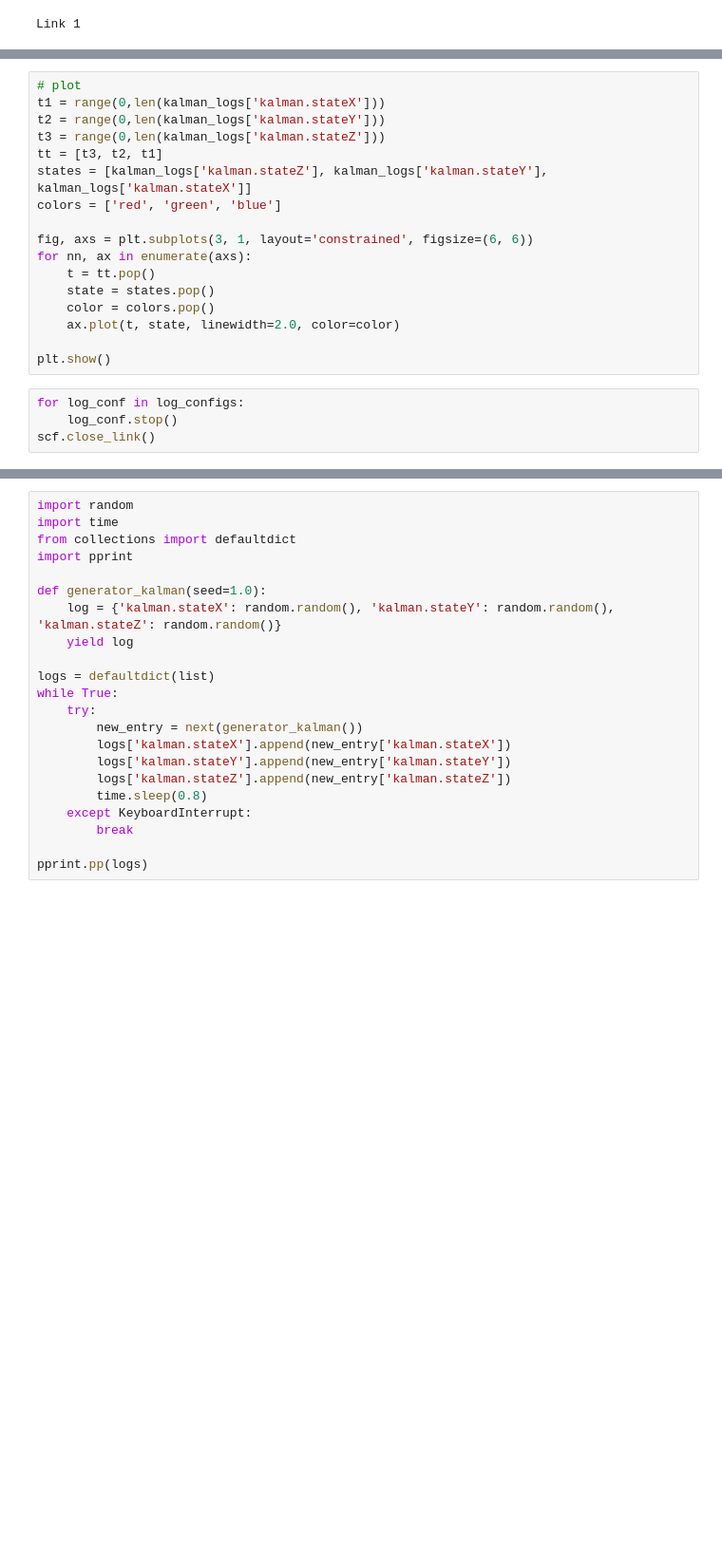
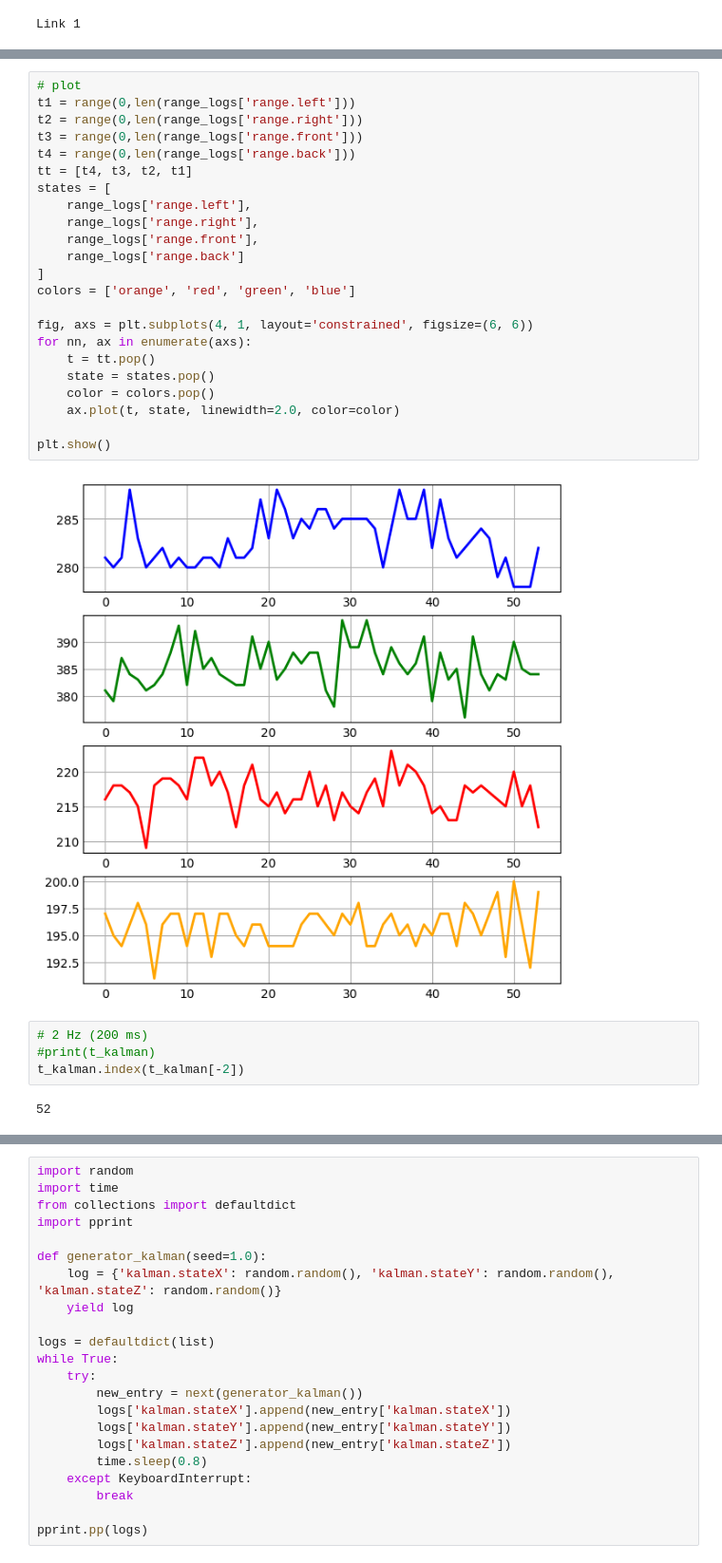
Before and after one commit to J0hn3ch/cfswarm_unime, a Jupyter notebook: notebooks/drone-test1_Logging.ipynb, the cells around one changed output, grey strips where cells are left out. Shown at 95% size. Drawn from its saved outputs; the diff is of its cells as text; blank space fills up the shorter version.

```diff
--- a/notebooks/drone-test1_Logging.ipynb
+++ b/notebooks/drone-test1_Logging.ipynb
@@ -276,21 +485,31 @@ plt.show()
 # %%
 # plot
-t1 = range(0,len(kalman_logs['kalman.stateX']))
-t2 = range(0,len(kalman_logs['kalman.stateY']))
-t3 = range(0,len(kalman_logs['kalman.stateZ']))
-tt = [t3, t2, t1]
-states = [kalman_logs['kalman.stateZ'], kalman_logs['kalman.stateY'], kalman_logs['kalman.stateX']]
-colors = ['red', 'green', 'blue']
+t1 = range(0,len(range_logs['range.left']))
+t2 = range(0,len(range_logs['range.right']))
+t3 = range(0,len(range_logs['range.front']))
+t4 = range(0,len(range_logs['range.back']))
+tt = [t4, t3, t2, t1]
+states = [
+    range_logs['range.left'],
+    range_logs['range.right'],
+    range_logs['range.front'],
+    range_logs['range.back']
+]
+colors = ['orange', 'red', 'green', 'blue']
 
-fig, axs = plt.subplots(3, 1, layout='constrained', figsize=(6, 6))
+fig, axs = plt.subplots(4, 1, layout='constrained', figsize=(6, 6))
 for nn, ax in enumerate(axs):
     t = tt.pop()
     state = states.pop()
     color = colors.pop()
     ax.plot(t, state, linewidth=2.0, color=color)
 
 plt.show()
+# %% [output]
+[figure, added]
-# %%
-for log_conf in log_configs:
-    log_conf.stop()
-scf.close_link()
+# %%
+# 2 Hz (200 ms)
+#print(t_kalman)
+t_kalman.index(t_kalman[-2])
+# %% [output]
+52
```
Also changed, not shown: parts of 13 cells of this notebook, 3 other files.
